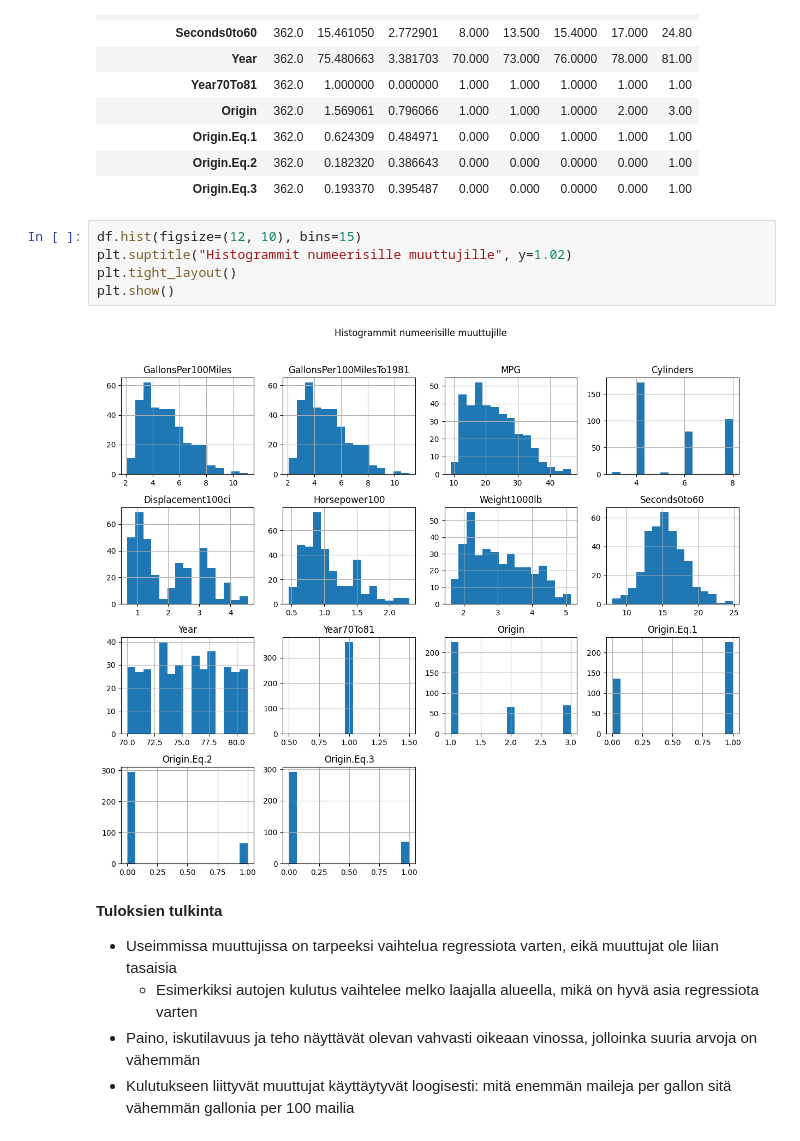
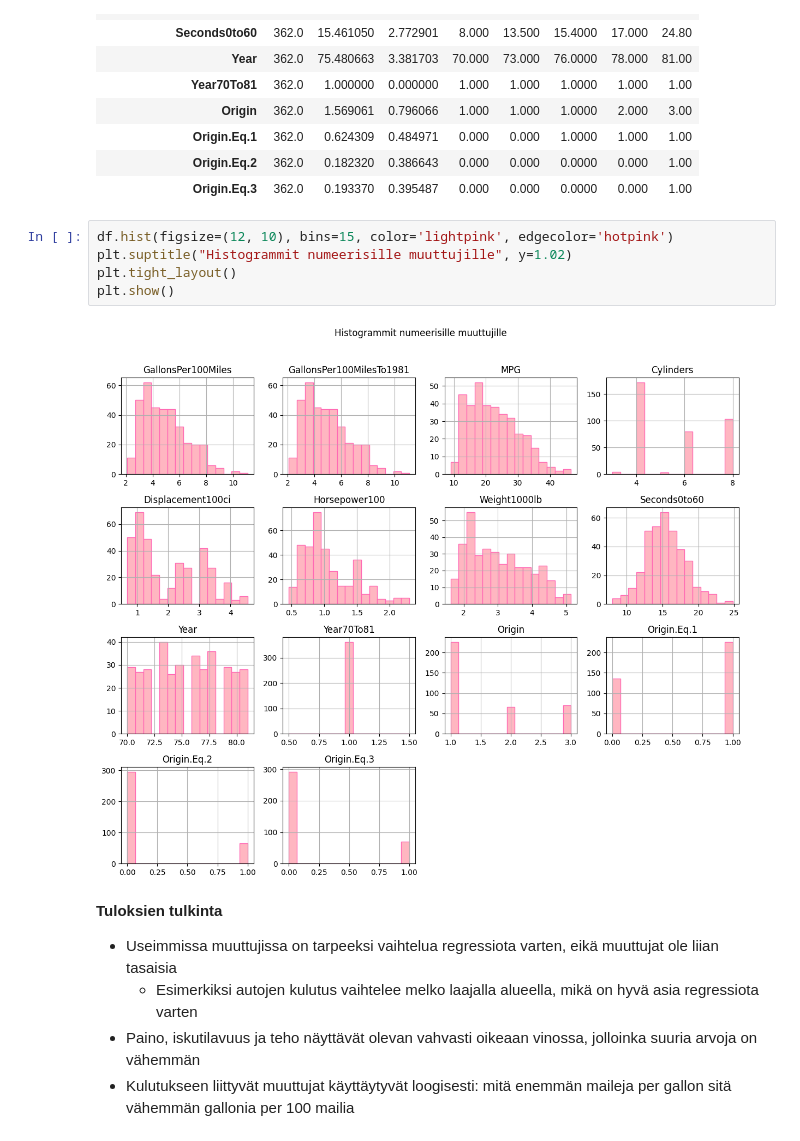
Before and after one commit to Anniinama/developMENTAL, a Jupyter notebook: Assigment 4/Assigment4_Final_Edition_FIN.ipynb, the cells around one changed output. Cells and saved outputs as stored; diff of their text form.

```diff
--- a/Assigment 4/Assigment4_Final_Edition_FIN.ipynb
+++ b/Assigment 4/Assigment4_Final_Edition_FIN.ipynb
@@ -103,12 +103,12 @@ df.describe().T
 | Origin.Eq.2 | 362.0 | 0.182320 | 0.386643 | 0.000 | 0.000 | 0.0000 | 0.000 | 1.00 |
 | Origin.Eq.3 | 362.0 | 0.193370 | 0.395487 | 0.000 | 0.000 | 0.0000 | 0.000 | 1.00 |
 # %%
-df.hist(figsize=(12, 10), bins=15)
+df.hist(figsize=(12, 10), bins=15, color='lightpink', edgecolor='hotpink')
 plt.suptitle("Histogrammit numeerisille muuttujille", y=1.02)
 plt.tight_layout()
 plt.show()
 # %% [output]
-[figure, old version]
+[figure, new version]
 # %% [markdown]
 **Tuloksien tulkinta**
 
```
